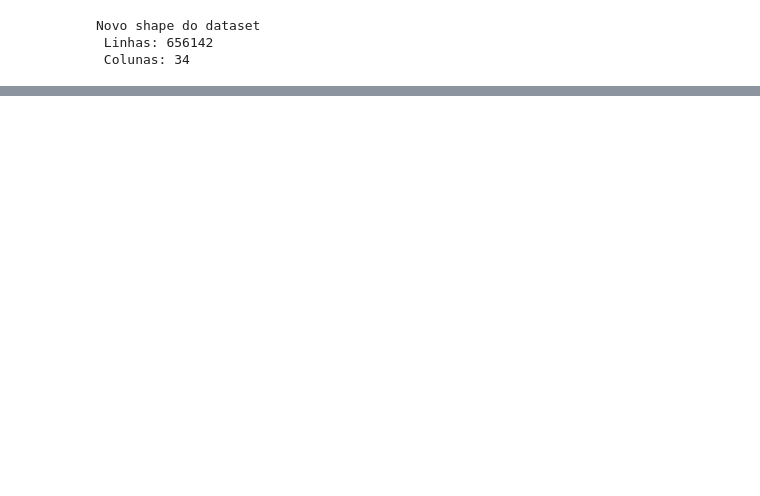
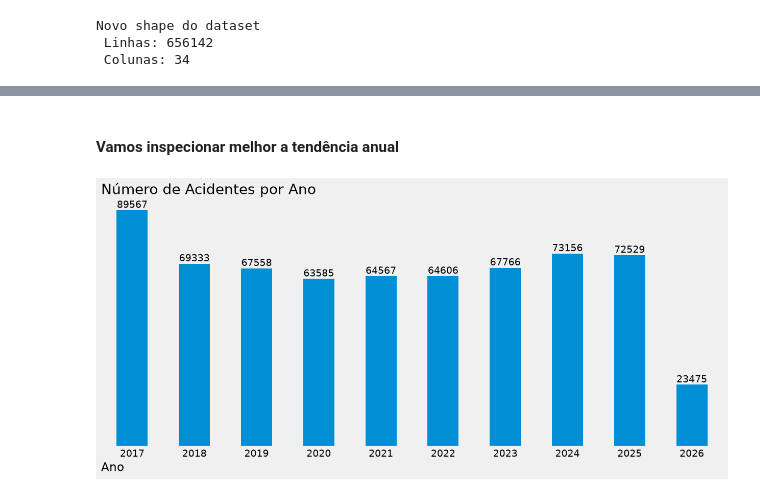
Before and after one commit to L-Carlos/mvp-machine-learning, a Jupyter notebook: mvp_ml_analytics_2026.ipynb, the cells around one changed output, grey strips where cells are left out. Drawn from its saved outputs; the diff is of its cells as text; code cells hidden in the pictures; blank space fills up the shorter version.

```diff
--- a/mvp_ml_analytics_2026.ipynb
+++ b/mvp_ml_analytics_2026.ipynb
@@ -569,0 +679,2 @@ Name: count, dtype: int64
+# %%
+df["uso_solo"] = (df["uso_solo"] == "Sim").astype("int8")
@@ -597,0 +750,2 @@ Index(['id', 'data_inversa', 'dia_semana', 'horario', 'uf', 'br', 'km',
+# %%
+plt.style.use('fivethirtyeight')
@@ -597,0 +850,8 @@ Index(['id', 'data_inversa', 'dia_semana', 'horario', 'uf', 'br', 'km',
+# %% [markdown]
+#### Vamos inspecionar melhor a tendência anual
+# %%
+data = df.groupby("ano").size()
+
+plotar_grafico(data, "bar", "Número de Acidentes por Ano", "Ano", "Acidentes")
+# %% [output]
+[figure, added]
```
Also changed, not shown: parts of 56 cells of this notebook.
